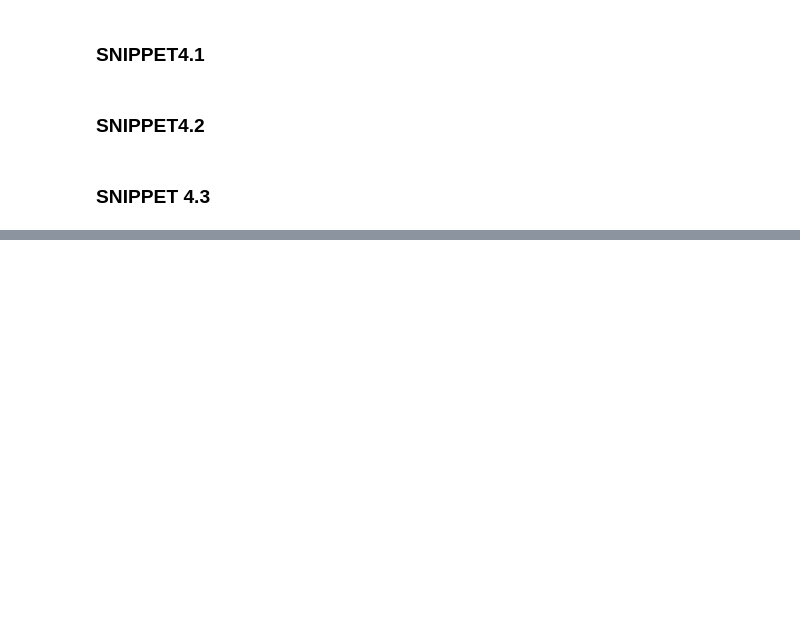
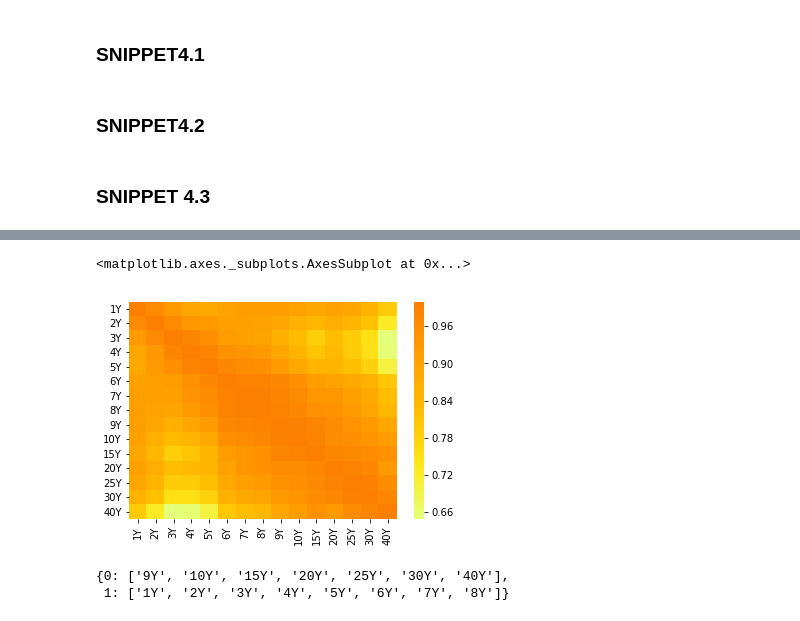
Before and after one commit to utopiangit/Financial, a Jupyter notebook: ml/Chapter4.ipynb, the cells around one changed output, grey strips where cells are left out. Drawn from its saved outputs; the diff is of its cells as text; code cells hidden in the pictures; blank space fills up the shorter version.

```diff
--- a/ml/Chapter4.ipynb
+++ b/ml/Chapter4.ipynb
@@ -100,0 +143,16 @@ def getRndBlockCov(nCols, nBlocks, minBlockSize = 1, sigma = 1., random_state =
+# %%
+path = r"https://www.mof.go.jp/english/jgbs/reference/interest_rate/historical/jgbcme_all.csv"
+raw = pd.read_csv(path, header=1, index_col="Date")
+# %%
+# columns = ['2Y', '5Y', '7Y', '10Y', '15Y', '20Y', '30Y', '40Y']
+columns = ['1Y', '2Y', '3Y', '4Y', '5Y', '6Y', '7Y', '8Y', '9Y', '10Y', '15Y', '20Y', '25Y', '30Y', '40Y']
+data = np.array(raw[columns][(raw.index > '2012/3/1') & (raw.index < '2015/6/1')], dtype = np.float64)
+# %%
+cov = np.cov(data.T)
+corr0 = pd.DataFrame(cov2corr(cov), columns = columns)
+corr0.index = columns
+# %%
+sns.heatmap(corr0, cmap="Wistia")
+# %% [output]
+<matplotlib.axes._subplots.AxesSubplot at 0x...>
+[figure, added]
@@ -100,0 +161,5 @@ def getRndBlockCov(nCols, nBlocks, minBlockSize = 1, sigma = 1., random_state =
+# %%
+clstr1
+# %% [output]
+{0: ['9Y', '10Y', '15Y', '20Y', '25Y', '30Y', '40Y'],
+ 1: ['1Y', '2Y', '3Y', '4Y', '5Y', '6Y', '7Y', '8Y']}
```
Also changed, not shown: parts of 11 cells of this notebook.
